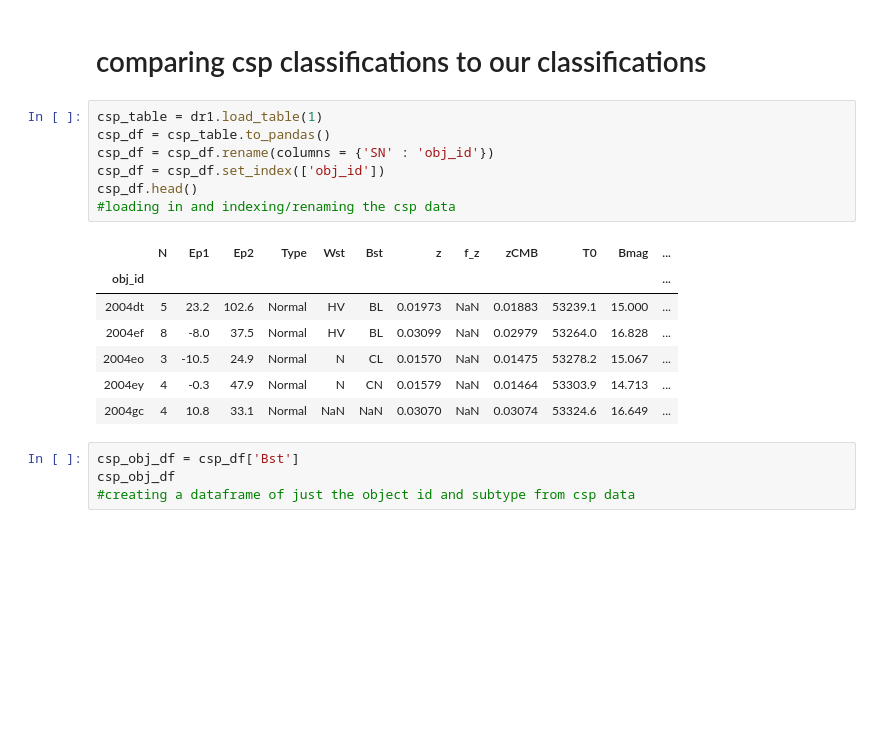
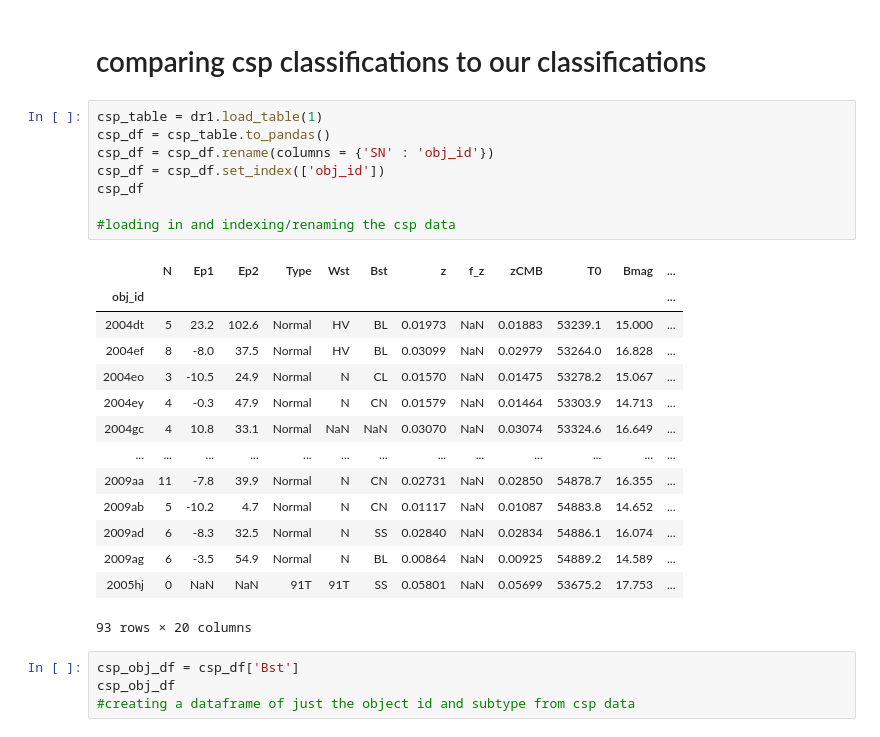
Before and after one commit to mwvgroup/SN-Spectral-Evolution, a Jupyter notebook: notebooks/strength_pw6_vs_pw7.ipynb, the cells around one changed output. Saved outputs shown, nothing was run; the diff lists cells and outputs as text; blank space fills up the shorter version.

```diff
--- a/notebooks/strength_pw6_vs_pw7.ipynb
+++ b/notebooks/strength_pw6_vs_pw7.ipynb
@@ -380,18 +380,26 @@ anjoined_data2
 # %%
 csp_table = dr1.load_table(1)
 csp_df = csp_table.to_pandas()
 csp_df = csp_df.rename(columns = {'SN' : 'obj_id'})
 csp_df = csp_df.set_index(['obj_id'])
-csp_df.head()
+csp_df
+
 #loading in and indexing/renaming the csp data
 # %% [output]
 |  | N | Ep1 | Ep2 | Type | Wst | Bst | z | f_z | zCMB | T0 | Bmag | ... |
 | obj_id |  |  |  |  |  |  |  |  |  |  |  | ... |
 | 2004dt | 5 | 23.2 | 102.6 | Normal | HV | BL | 0.01973 | NaN | 0.01883 | 53239.1 | 15.000 | ... |
 | 2004ef | 8 | -8.0 | 37.5 | Normal | HV | BL | 0.03099 | NaN | 0.02979 | 53264.0 | 16.828 | ... |
 | 2004eo | 3 | -10.5 | 24.9 | Normal | N | CL | 0.01570 | NaN | 0.01475 | 53278.2 | 15.067 | ... |
 | 2004ey | 4 | -0.3 | 47.9 | Normal | N | CN | 0.01579 | NaN | 0.01464 | 53303.9 | 14.713 | ... |
 | 2004gc | 4 | 10.8 | 33.1 | Normal | NaN | NaN | 0.03070 | NaN | 0.03074 | 53324.6 | 16.649 | ... |
+| ... | ... | ... | ... | ... | ... | ... | ... | ... | ... | ... | ... | ... |
+| 2009aa | 11 | -7.8 | 39.9 | Normal | N | CN | 0.02731 | NaN | 0.02850 | 54878.7 | 16.355 | ... |
+| 2009ab | 5 | -10.2 | 4.7 | Normal | N | CN | 0.01117 | NaN | 0.01087 | 54883.8 | 14.652 | ... |
+| 2009ad | 6 | -8.3 | 32.5 | Normal | N | SS | 0.02840 | NaN | 0.02834 | 54886.1 | 16.074 | ... |
+| 2009ag | 6 | -3.5 | 54.9 | Normal | N | BL | 0.00864 | NaN | 0.00925 | 54889.2 | 14.589 | ... |
+| 2005hj | 0 | NaN | NaN | 91T | 91T | SS | 0.05801 | NaN | 0.05699 | 53675.2 | 17.753 | ... |
+93 rows × 20 columns
 # %%
 csp_obj_df = csp_df['Bst']
 csp_obj_df
```
Also changed, not shown: parts of 1 cell of this notebook, 7 other files.
